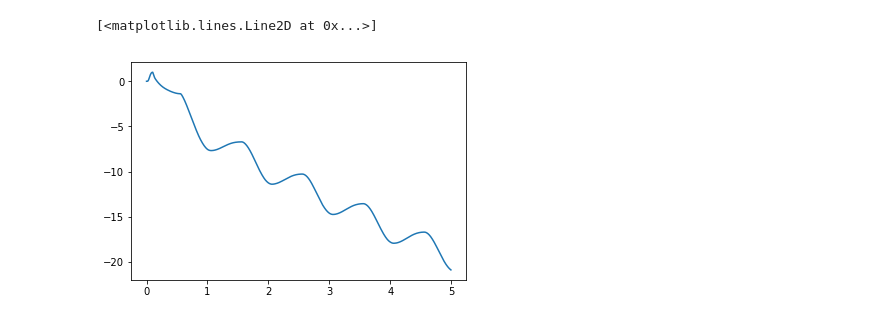
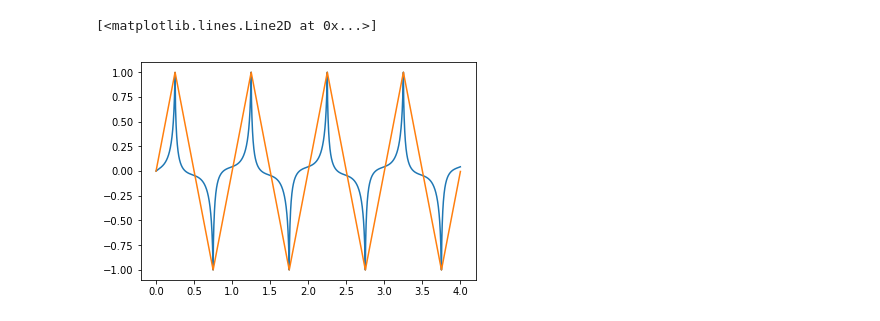
Before and after one commit to adrianschneider94/forschungspraktikum, a Jupyter notebook: demo/Untitled3.ipynb, the cells around one changed output. Cells and saved outputs as stored; diff of their text form; code cells hidden in the pictures.

```diff
--- a/demo/Untitled3.ipynb
+++ b/demo/Untitled3.ipynb
@@ -7,25 +7,27 @@ from scipy import signal
 import matplotlib.pyplot as plt
 # %%
 # Beispielparameter des Jiles-Atherton-Modells
-alpha = 0.00016
-a = 29.25-10
-Msat = 387000
-k = 30.0
-c = 0.4
+alpha = 0.0003
+a = 40.25
+Msat = 350000
+k = 80.0
+c = 0.7
+
 
 params = [alpha, a, Msat, k, c]
 # Eingangsgrößen
 r = 2.0e-2 # m, Radius
-i_hat = 15.0 # A, Strom
+i_hat = 25.0 # A, Strom
 f = 1.0 # Hz, Frequenz
-n = 5 # Anzahl Perioden
-n_p = 512# Datenpunkte pro Periode
+n = 4 # Anzahl Perioden
+n_p = 1024# Datenpunkte pro Periode
 t = np.arange(n * n_p)/(n_p*f) # Zeitvektor
 # %%
-B = 0.1*(np.sin(2*np.pi*f*t + np.pi/2) + 0.01*np.random.normal(0.0, 1.0, int(t.size)))
-f_b, f_a = signal.bessel(6, 0.05, 'low')
-B = signal.lfilter(f_b, f_a, B)
+B = -0.4*signal.sawtooth(2*np.pi*t - np.pi/2, 0.5)
+f_b, f_a = signal.bessel(6, 0.1, 'low')
+#B = signal.lfilter(f_b, f_a, B)
 
 
 M = np.zeros(B.size)
 H = np.zeros(B.size)
+B_ = B[::2]
@@ -73,6 +34,10 @@ plt.plot(t, H/np.max(H))
-# %%
-H_ = jiles_atherton_B(B, t, params)
-plt.plot(t[::2], H_/np.max(H_))
-# %% [output]
-[<matplotlib.lines.Line2D at 0x...>]
-[figure, removed]
+# %%
+H_ = jiles_atherton_B(B, t, params)
+M_ = B[::2]/mu_0 - H_
+plt.plot(t[::2], H_/np.max(H_))
+#np.savetxt("voltage_h.txt", np.array([t[::2], H_/np.max(H_)]).T)
+plt.plot(t, B/np.max(B))
+#np.savetxt("voltage_b.txt", np.array([t, B/np.max(B)]).T)
+# %% [output]
+[<matplotlib.lines.Line2D at 0x...>]
+[figure, added]
```
Also changed, not shown: parts of 8 cells of this notebook, 25 other files.
